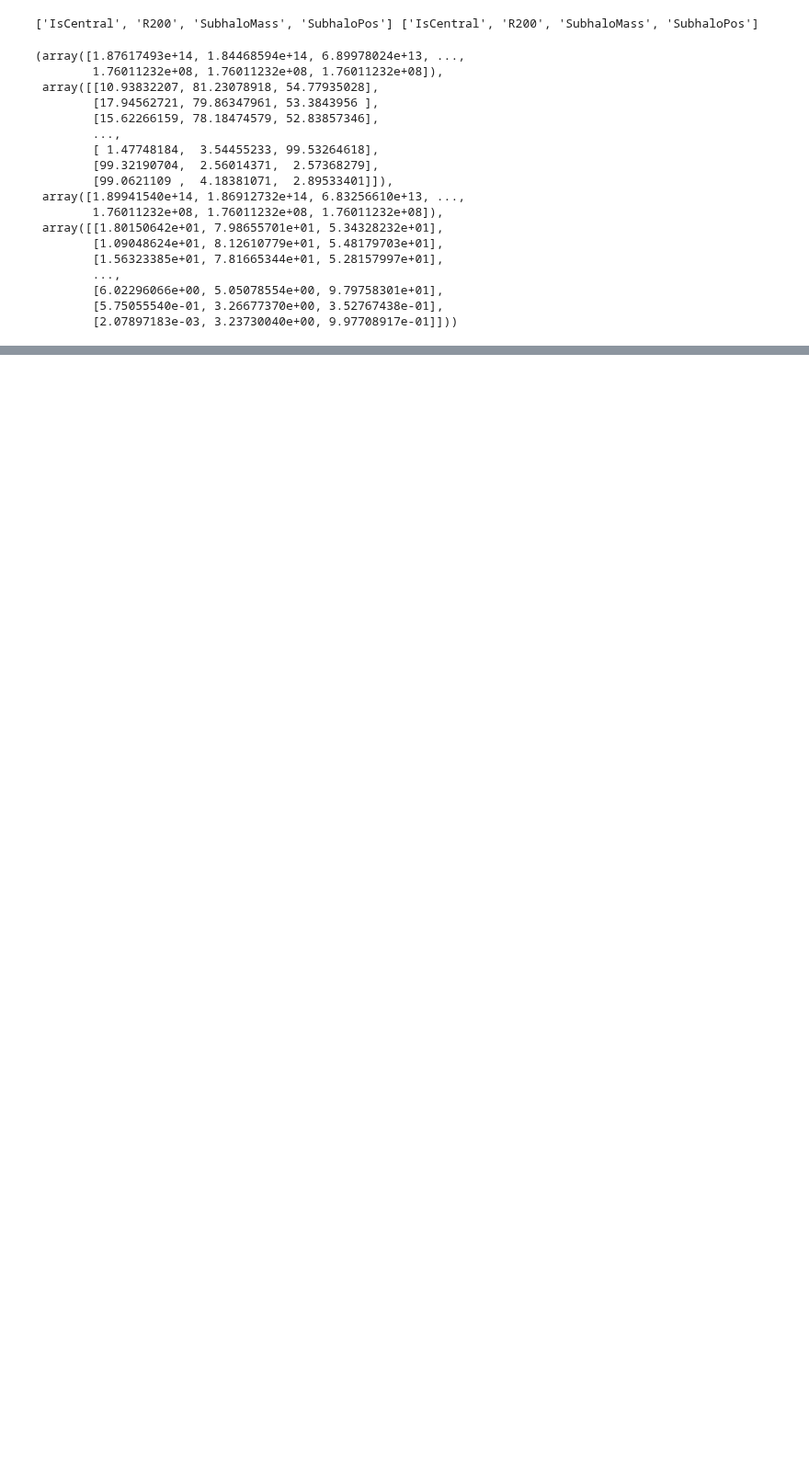
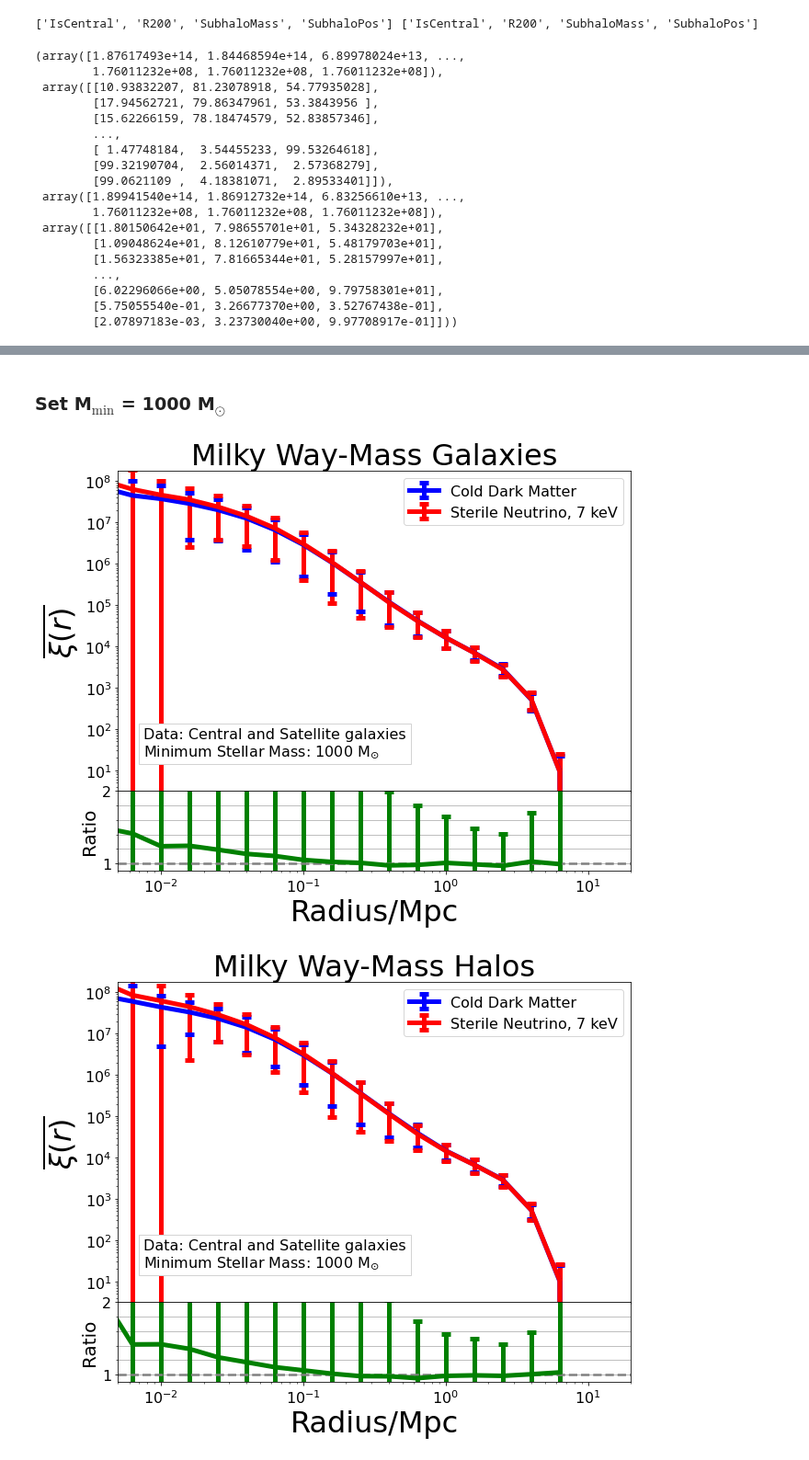
Before and after one commit to mshiferaw/WDM, a Jupyter notebook: Summer 2020/6 Local Group.ipynb, the cells around one changed output, grey strips where cells are left out. Shown at 92% size. Saved outputs shown, nothing was run; the diff lists cells and outputs as text; code cells hidden in the pictures; blank space fills up the shorter version.

```diff
--- a/Summer 2020/6 Local Group.ipynb
+++ b/Summer 2020/6 Local Group.ipynb
@@ -516,0 +292,7 @@ plt.show()
+# %% [markdown]
+### Set M$_{\mathrm{min}}$ = 1000 M$_{\odot}$
+# %%
+shell_galaxy, shell_halo = shell_corr(m_min = 1000)
+# %% [output]
+[figure, added]
+[figure, added]
```
Also changed, not shown: parts of 51 cells of this notebook.
